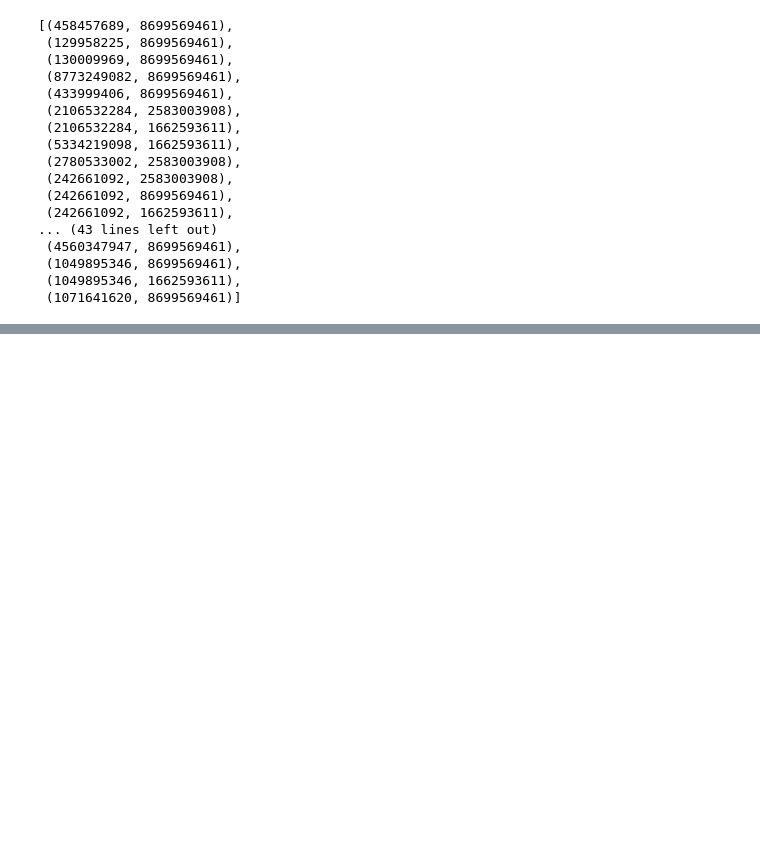
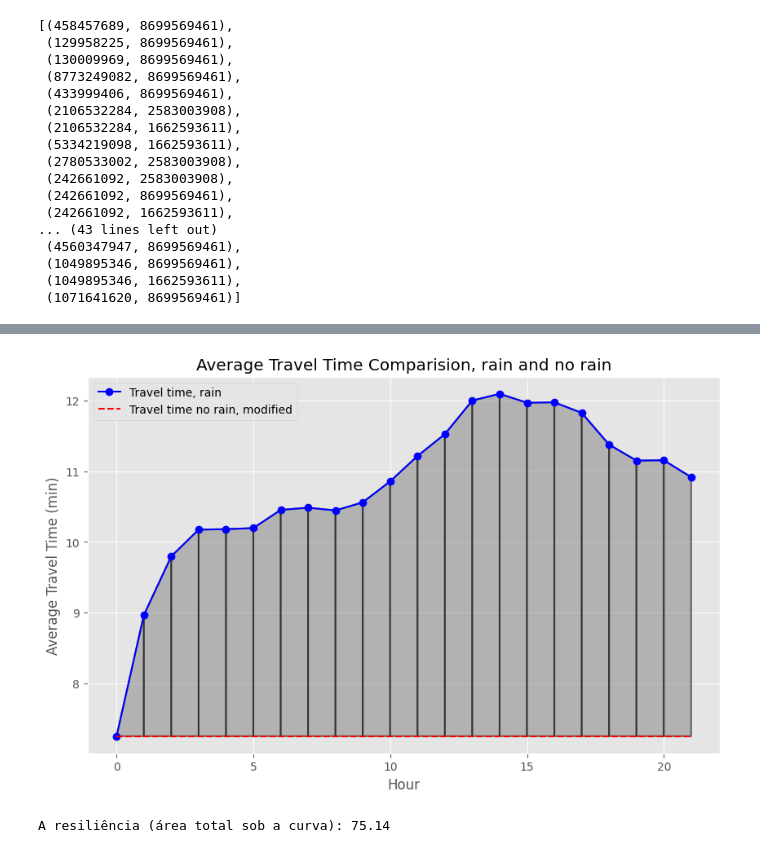
Before and after one commit to marcelof314/SP_urban_flooding, a Jupyter notebook: 02 OD Matrix and travel time.ipynb, the cells around one changed output, grey strips where cells are left out. Saved outputs shown, nothing was run; the diff lists cells and outputs as text; code cells hidden in the pictures; blank space fills up the shorter version.

```diff
--- a/02 OD Matrix and travel time.ipynb
+++ b/02 OD Matrix and travel time.ipynb
@@ -1254,0 +1446,17 @@ sem_caminho2
+# %%
+import pandas as pd
+
+# Remover a linha que contém "max" na coluna 'Hora Simulada'
+resiliencia_df = tempos_medios_arquivo[~tempos_medios_arquivo['Hora Simulada'].str.contains('max', na=False)]
+
+# Extrair o número após "h_" e converter para inteiro para ordenação
+resiliencia_df['h_value'] = resiliencia_df['Hora Simulada'].str.extract(r'h_(\d+)').astype(float)
+
+# Ordenar o DataFrame pelo valor numérico extraído
+resiliencia_df = resiliencia_df.sort_values(by='h_value', ascending=True).drop(columns=['h_value'])
+
+# Resetar o índice após a ordenação
+resiliencia_df = resiliencia_df.reset_index(drop=True)
+
+# Exibir o DataFrame transformado
+print(resiliencia_df)
@@ -1254,0 +1486,53 @@ sem_caminho2
+# %%
+import pandas as pd
+import matplotlib.pyplot as plt
+import numpy as np
+
+# Definir baseline como 'TT sem chuva, modificado'
+baseline = resiliencia_df['TT sem chuva, modificado'].min()
+area_total = 0
+
+# Criar figura
+plt.figure(figsize=(10, 6))
+
+# Criar índices para plotagem
+x = np.arange(len(resiliencia_df))
+y = resiliencia_df['TT com chuva'].values
+baseline_values = resiliencia_df['TT sem chuva, modificado'].values
+
+# Plotar linha de TT com chuva
+plt.plot(x, y, marker='o', linestyle='-', color='b', label='Travel time, rain')
+
+# Adicionar linha de baseline
+plt.plot(x, baseline_values, linestyle='--', color='r', label='Travel time no rain, modified')
+
+# Preencher trapézios entre baseline e TT com chuva
+for i in range(len(x) - 1):
+    x_trapezoid = [x[i], x[i], x[i+1], x[i+1]]
+    y_trapezoid = [baseline_values[i], y[i], y[i+1], baseline_values[i]]
+
+    # Preencher o trapézio
+    plt.fill(x_trapezoid, y_trapezoid, 'gray', alpha=0.5, edgecolor='k', linewidth=1.5)
+
+    # Calcular a área do trapézio
+    base1 = abs(y[i] - baseline_values[i])
+    base2 = abs(y[i+1] - baseline_values[i+1])
+    altura = 1  # Como o eixo X é discreto, altura = 1 unidade
+    area_trap = 0.5 * (base1 + base2) * altura
+    area_total += area_trap
+
+# Ajustes do gráfico
+plt.xlabel('Hour')
+plt.ylabel('Average Travel Time (min)')
+plt.title('Average Travel Time Comparision, rain and no rain')
+plt.legend()
+plt.grid(True)
+
+# Exibir gráfico
+plt.show()
+
+# Exibir área total sob a curva
+print(f"A resiliência (área total sob a curva): {area_total:.2f} ")
+# %% [output]
+[figure, added]
+A resiliência (área total sob a curva): 75.14
```
Also changed, not shown: parts of 21 cells of this notebook.
